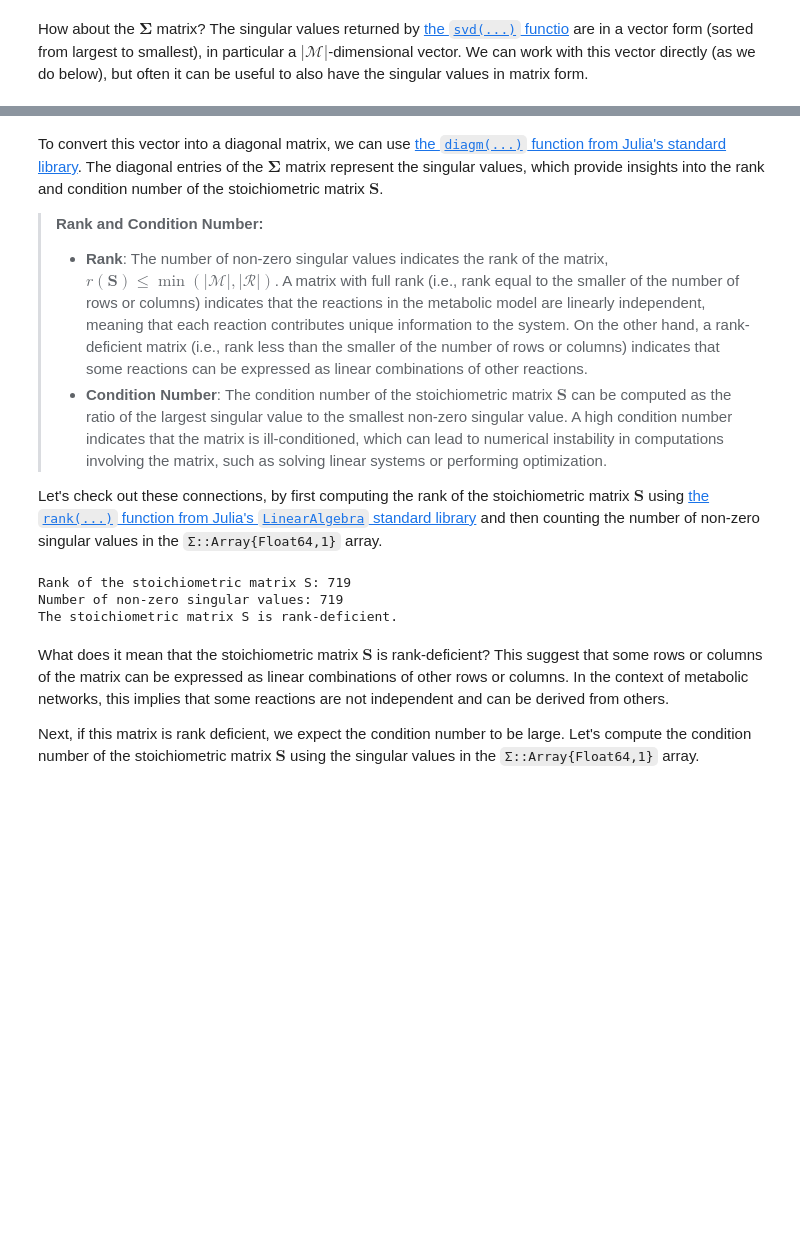
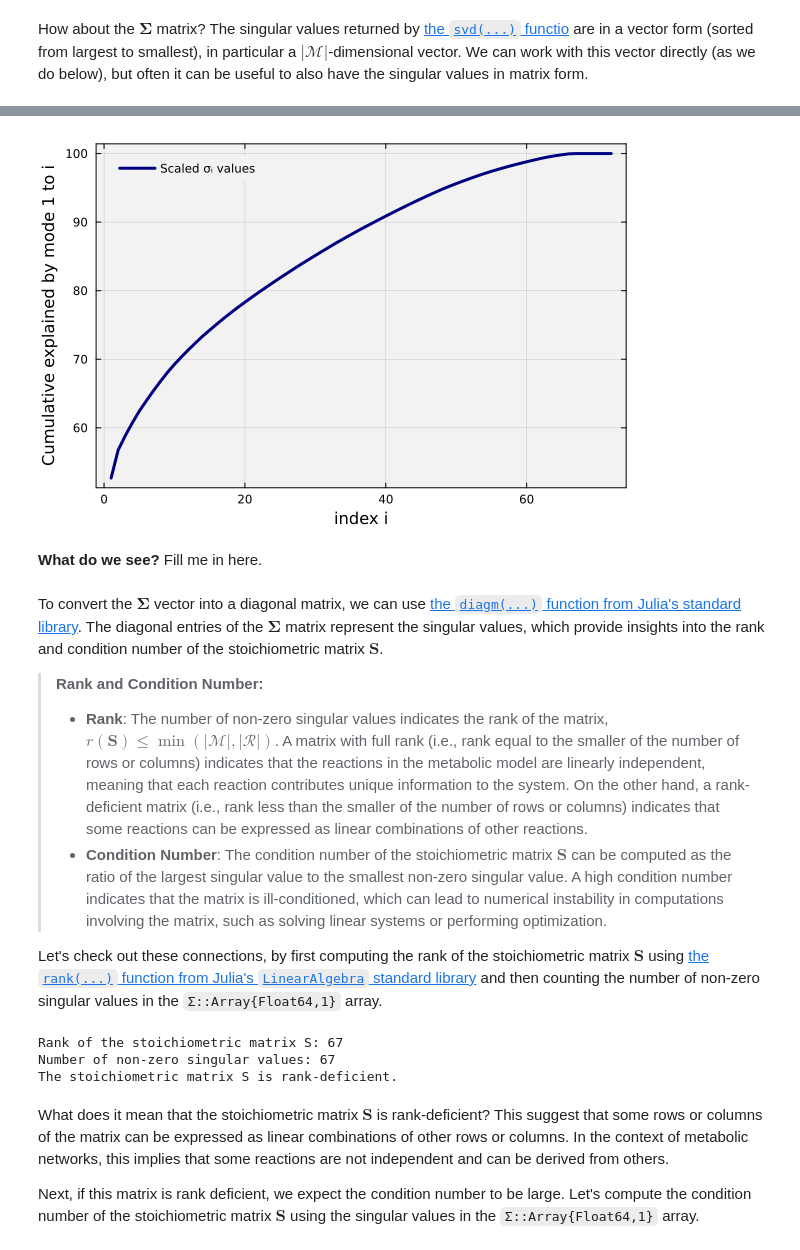
Before and after one commit to varnerlab/CHEME-150-eCornell-Repository, a Jupyter notebook: courses/CHEME-151/module-3/CHEME-151-M3-Example-SVD-Stoichiometric-Matrix-Codio-Activity.ipynb, the cells around one changed output, grey strips where cells are left out. Drawn from its saved outputs; the diff is of its cells as text; code cells hidden in the pictures; blank space fills up the shorter version.

```diff
--- a/courses/CHEME-151/module-3/CHEME-151-M3-Example-SVD-Stoichiometric-Matrix-Codio-Activity.ipynb
+++ b/courses/CHEME-151/module-3/CHEME-151-M3-Example-SVD-Stoichiometric-Matrix-Codio-Activity.ipynb
@@ -48,7 +48,7 @@ model = let
 
     # build download endpoint -
     baseurl = "http://bigg.ucsd.edu"; # base url to download model
-    modelid = "iAT_PLT_636"; # model id to download (change as needed)
+    modelid = "e_coli_core"; # model id to download (change as needed) (e.g., iAB_RBC_283, e_coli_core, iAT_PLT_636, etc.)
     path_to_saved_model_file = joinpath(_PATH_TO_DATA, "saved-model-$(modelid).jld2");
 
     # check: do we have a model file saved?
@@ -154,7 +168,7 @@ $$
 $$
 where $\mathbf{U}$ is the left singular vectors matrix, $\mathbf{\Sigma}$ is the diagonal matrix of singular values, and $\mathbf{V}^{\top}$ is the transpose of the right singular vectors matrix. We'll store the results in the variables `U::Array{Float64,2}`, `Σ::Array{Float64,1}`, and `V::Array{Float64,2}` arrays.
 # %%
-U, Σ, V = svd(S, alg = LinearAlgebra.QRIteration()); # perform SVD on the stoichiometric matrix S. The full = true argument ensures that we get the full-sized U and V matrices.
+U, Σ, V = svd(S, alg = LinearAlgebra.QRIteration(), full = true); # perform SVD on the stoichiometric matrix S. The full = true argument ensures that we get the full-sized U and V matrices.
 # %% [markdown]
 What is contained in the `U`, `Σ`, and `V` matrices? How can we interpret these results in the context of the metabolic model? Let's start by looking at the dimensions of these matrices.
 
@@ -228,5 +246,22 @@ How about the $\mathbf{\Sigma}$ matrix? The singular values returned by [the `sv
+# %%
+let
+
+    # make a plot of the fractional contribution of the singular values
+    number_of_modes = length(Σ);
+    SS = (1/sum(Σ))*Σ;
+    explained_array = [100*sum(SS[1:i]) for i ∈ 1:number_of_modes]; # comprehension
+
+    plot(explained_array, label="Scaled σᵢ values", lw=3, c=:navy)
+    plot!(bg="gray95", background_color_outside="white", framestyle = :box, fg_legend = :transparent);
+    xlabel!("mode index i", fontsize=18)
+    ylabel!("Cumulative explained by mode 1 to i", fontsize=18)
+end
+# %% [output]
+[figure, added]
+# %% [markdown]
+__What do we see?__ Fill me in here.
 # %% [markdown]
-To convert this vector into a diagonal matrix, we can use [the `diagm(...)` function from Julia's standard library](https://docs.julialang.org/en/v1/stdlib/LinearAlgebra/#LinearAlgebra.diagm). The diagonal entries of the $\mathbf{\Sigma}$ matrix represent the singular values, which provide insights into the rank and condition number of the stoichiometric matrix $\mathbf{S}$.
+To convert the $\mathbf{\Sigma}$ vector into a diagonal matrix, we can use [the `diagm(...)` function from Julia's standard library](https://docs.julialang.org/en/v1/stdlib/LinearAlgebra/#LinearAlgebra.diagm). The diagonal entries of the $\mathbf{\Sigma}$ matrix represent the singular values, which provide insights into the rank and condition number of the stoichiometric matrix $\mathbf{S}$.
 
 > __Rank and Condition Number:__
 >
@@ -257,8 +292,8 @@ let
     end
 end
 # %% [output]
-Rank of the stoichiometric matrix S: 719
-Number of non-zero singular values: 719
+Rank of the stoichiometric matrix S: 67
+Number of non-zero singular values: 67
 The stoichiometric matrix S is rank-deficient.
 # %% [markdown]
 What does it mean that the stoichiometric matrix $\mathbf{S}$ is rank-deficient? This suggest that some rows or columns of the matrix can be expressed as linear combinations of other rows or columns. In the context of metabolic networks, this implies that some reactions are not independent and can be derived from others.
```
Also changed, not shown: parts of 26 cells of this notebook.
